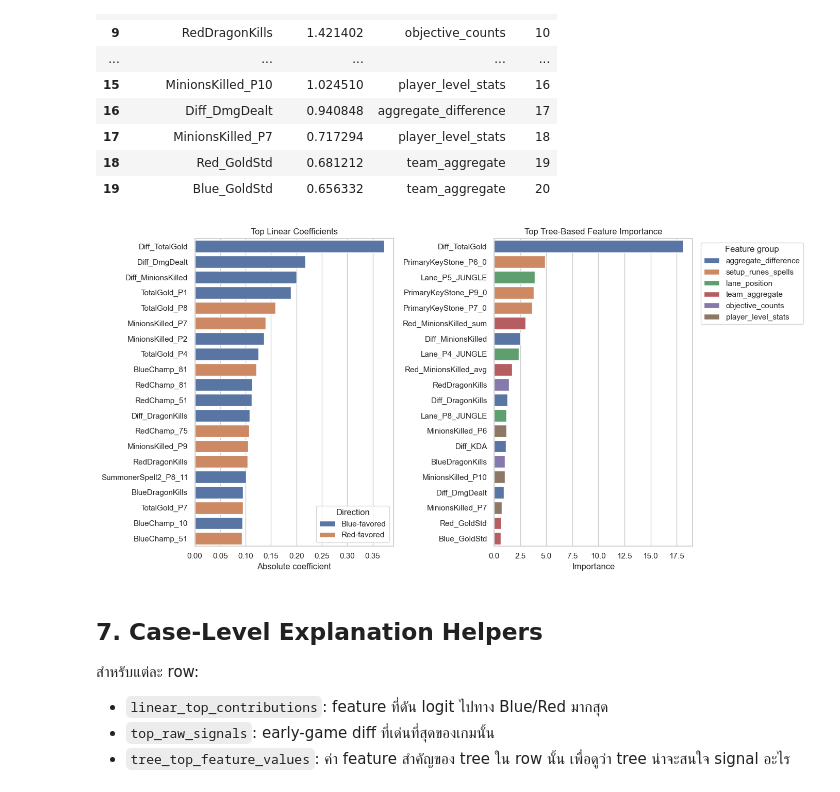
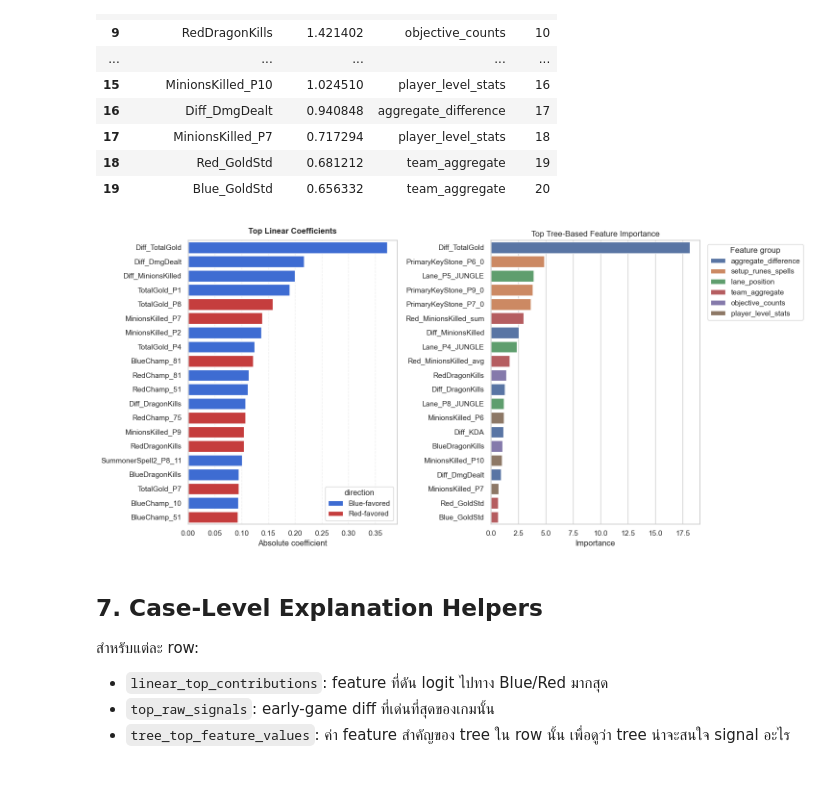
Before and after one commit to Kiatisakk/Predicting-League-of-Legends-Match-Outcomes-Using-10-Minute-Data, a Jupyter notebook: 07_error_analysis_linear_vs_treebased.ipynb, the cells around one changed output. Drawn from its saved outputs; the diff is of its cells as text; code cells hidden in the pictures.

Commit message:
update graph

```diff
--- a/07_error_analysis_linear_vs_treebased.ipynb
+++ b/07_error_analysis_linear_vs_treebased.ipynb
@@ -519,23 +544,34 @@ display(tree_importance.head(20))
 | 18 | Red_GoldStd | 0.681212 | team_aggregate | 19 |
 | 19 | Blue_GoldStd | 0.656332 | team_aggregate | 20 |
 # %%
-fig, axes = plt.subplots(1, 2, figsize=(14, 7))
-sns.barplot(data=linear_coef.head(20), x='importance', y='feature', hue='direction', dodge=False, ax=axes[0])
-axes[0].set_title('Top Linear Coefficients')
+direction_palette = {"Blue-favored": "#2563eb", "Red-favored": "#dc2626"}
+
+fig, axes = plt.subplots(1, 2, figsize=(15, 7))
+sns.barplot(
+    data=linear_coef.head(20),
+    x='importance',
+    y='feature',
+    hue='direction',
+    palette=direction_palette, # แก้จุดนี้
+    dodge=False,
+    ax=axes[0]
+)
+
+axes[0].set_title('Top Linear Coefficients', fontsize=12, fontweight='bold', pad=10)
 axes[0].set_xlabel('Absolute coefficient')
 axes[0].set_ylabel('')
-axes[0].legend(title='Direction')
+axes[0].grid(axis='x', linestyle='--', alpha=0.3)
 
 sns.barplot(data=tree_importance.head(20), x='importance', y='feature', hue='feature_group', dodge=False, ax=axes[1])
 axes[1].set_title('Top Tree-Based Feature Importance')
 axes[1].set_xlabel('Importance')
 axes[1].set_ylabel('')
 axes[1].legend(title='Feature group', bbox_to_anchor=(1.02, 1), loc='upper left')
 plt.tight_layout()
 plt.savefig(OUTPUT_DIR / 'global_model_signals.png', dpi=150, bbox_inches='tight')
 plt.show()
 # %% [output]
-[figure, old version]
+[figure, new version]
 # %% [markdown]
 ## 7. Case-Level Explanation Helpers
 
```
Also changed, not shown: parts of 2 cells of this notebook, 6 other files.
